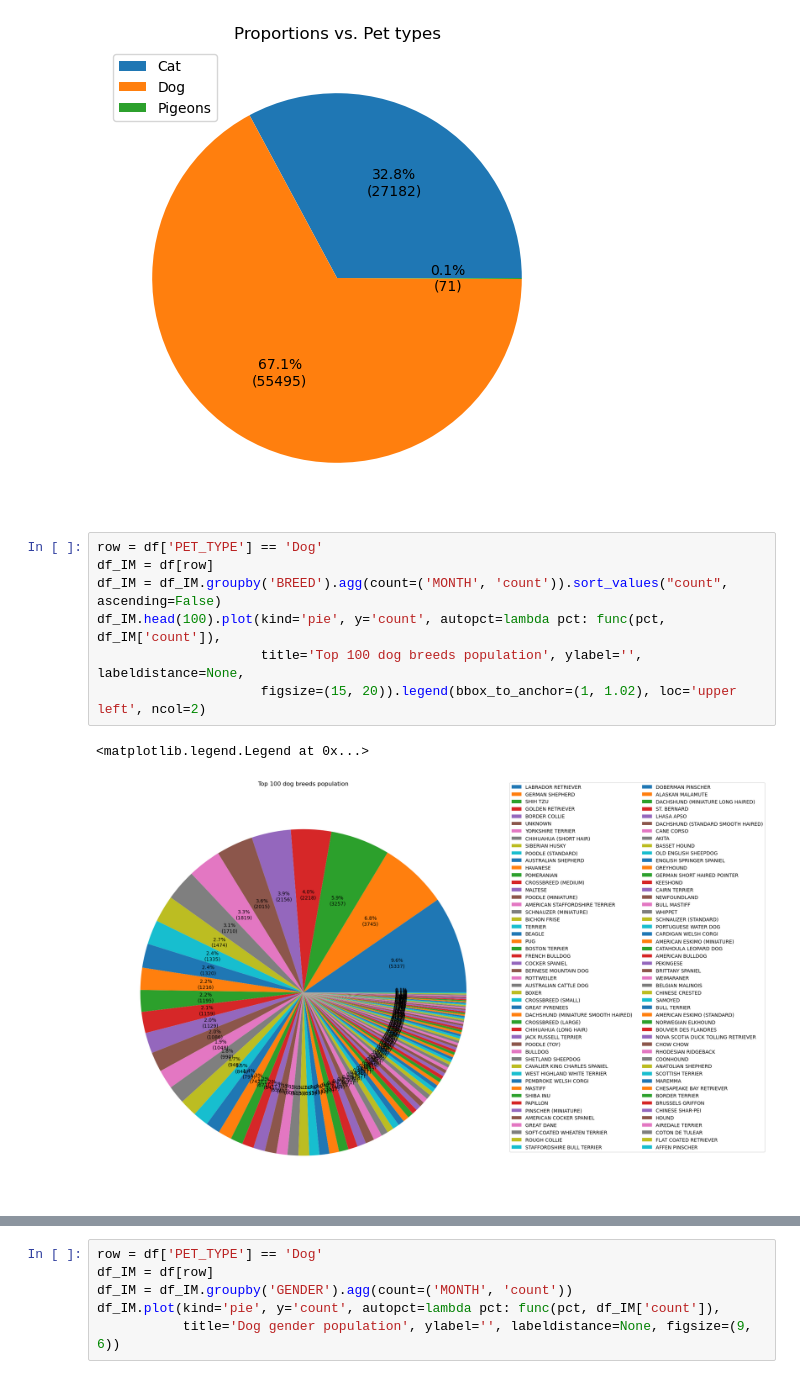
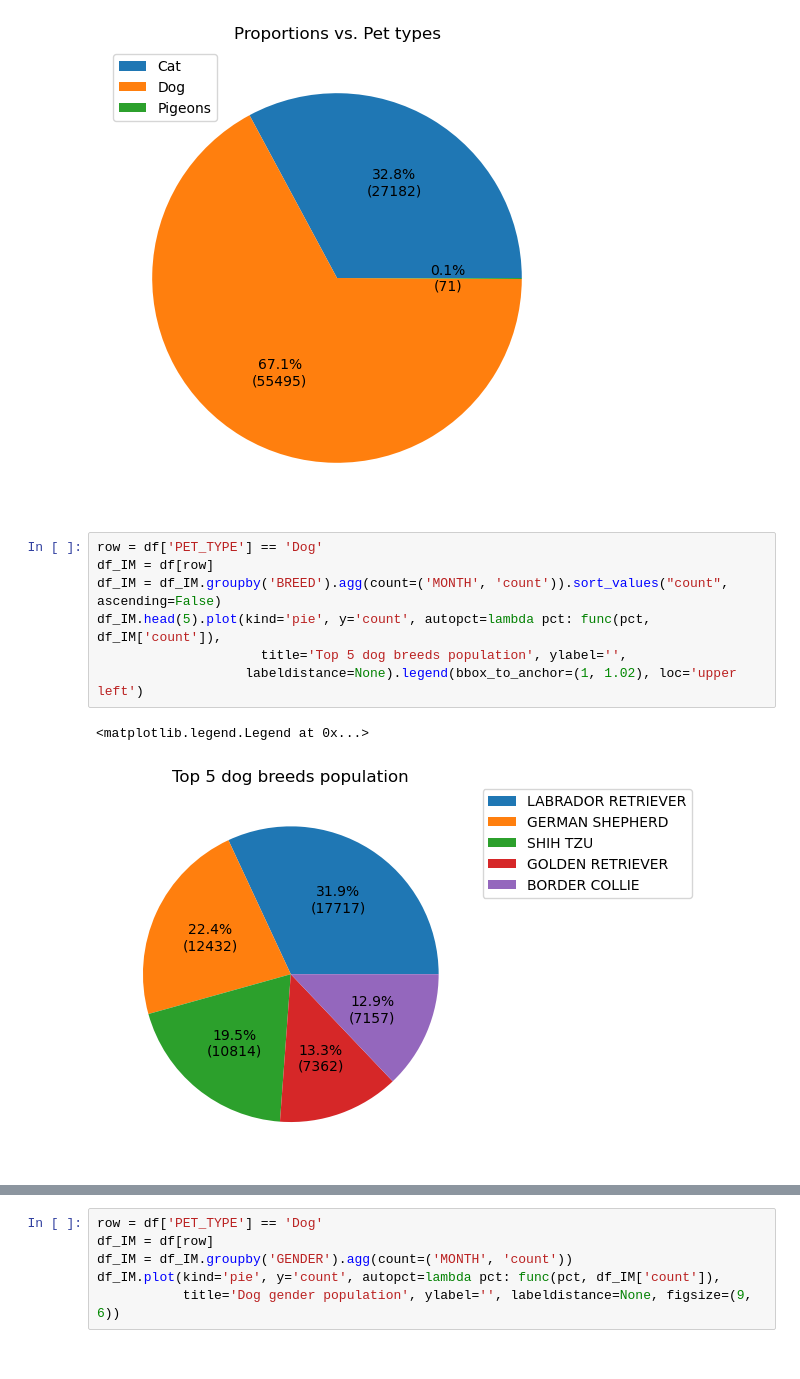
Before and after one commit to ML720s/sde-ds, a Jupyter notebook: week2/week2.ipynb, the cells around one changed output, grey strips where cells are left out. Saved outputs shown, nothing was run; the diff lists cells and outputs as text.

```diff
--- a/week2/week2.ipynb
+++ b/week2/week2.ipynb
@@ -24,13 +24,13 @@ df_temp.plot(kind='pie', y='count', autopct=lambda pct: func(pct, df_temp['count
 # %%
 row = df['PET_TYPE'] == 'Dog'
 df_IM = df[row]
 df_IM = df_IM.groupby('BREED').agg(count=('MONTH', 'count')).sort_values("count", ascending=False)
-df_IM.head(100).plot(kind='pie', y='count', autopct=lambda pct: func(pct, df_IM['count']),
-                     title='Top 100 dog breeds population', ylabel='', labeldistance=None,
-                     figsize=(15, 20)).legend(bbox_to_anchor=(1, 1.02), loc='upper left', ncol=2)
+df_IM.head(5).plot(kind='pie', y='count', autopct=lambda pct: func(pct, df_IM['count']),
+                     title='Top 5 dog breeds population', ylabel='',
+                   labeldistance=None).legend(bbox_to_anchor=(1, 1.02), loc='upper left')
 # %% [output]
 <matplotlib.legend.Legend at 0x...>
-[figure, old version]
+[figure, new version]
 # %%
 row = df['PET_TYPE'] == 'Cat'
 df_IM = df[row]
```
Also changed, not shown: parts of 2 cells of this notebook, 4 other files.
